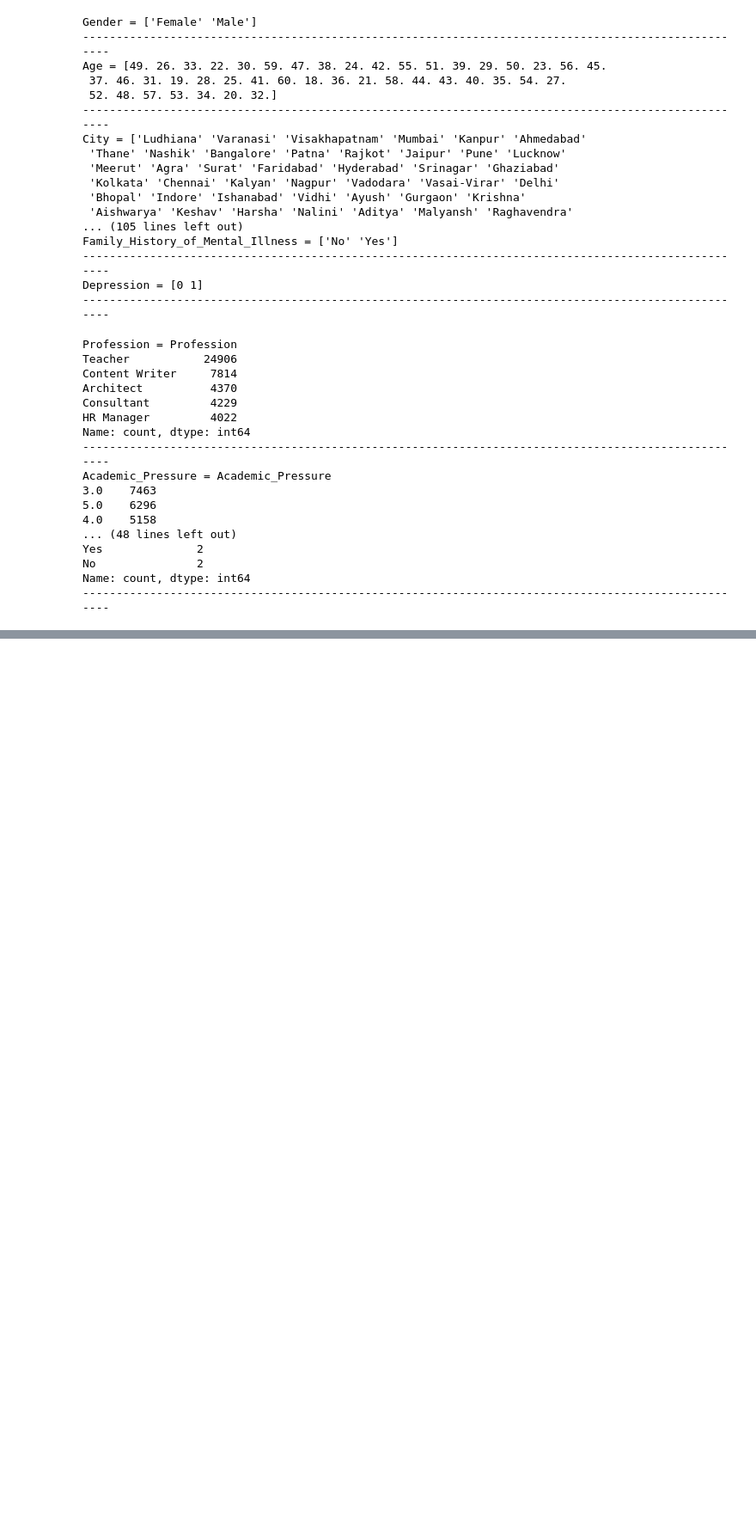
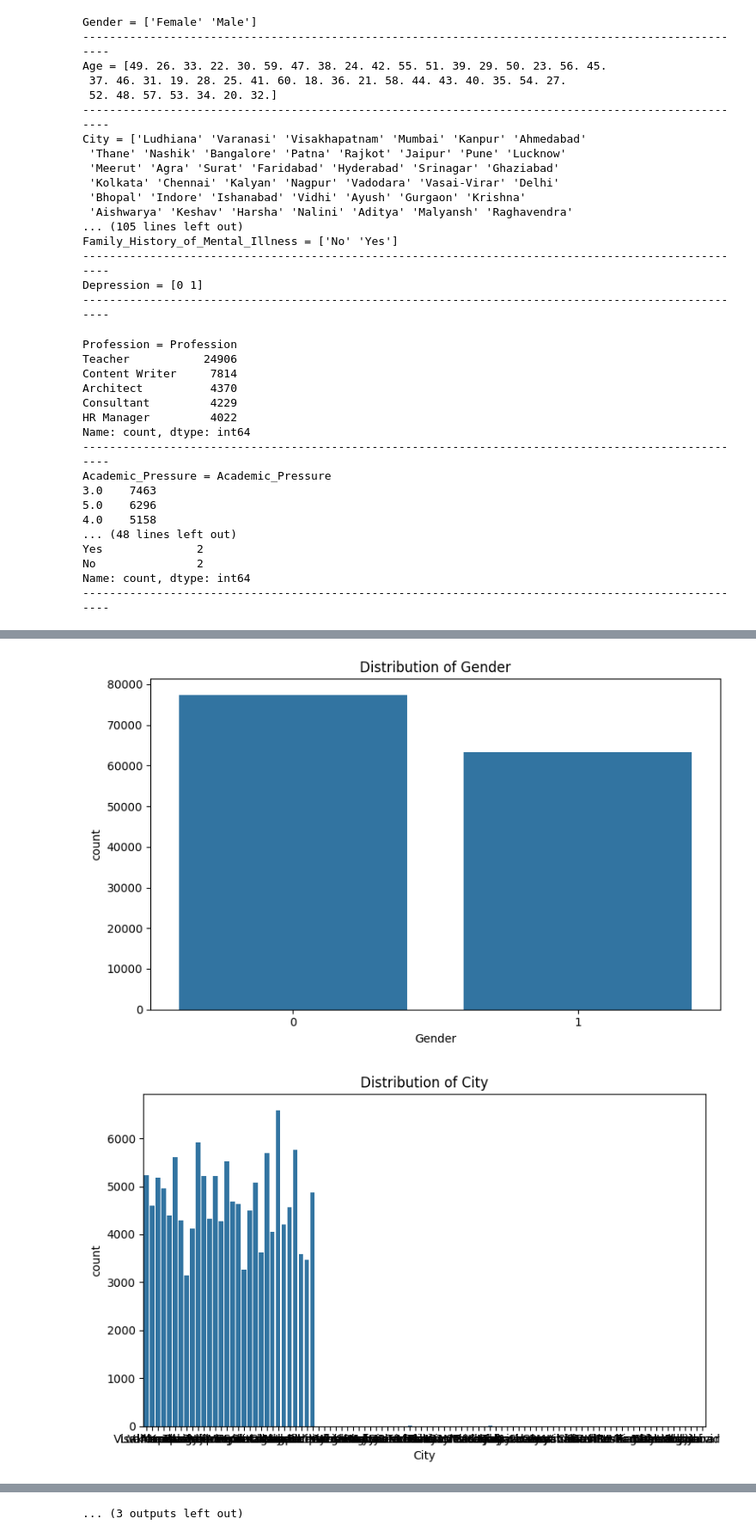
Before and after one commit to Bison619/Comp-1-Exploring-Mental-Health-Data-, a Jupyter notebook: Process1.ipynb, the cells around one changed output, grey strips where cells are left out. Shown: that part at 86% size. Cells and saved outputs as stored; diff of their text form; code cells hidden in the pictures; blank space fills up the shorter version.

```diff
--- a/Process1.ipynb
+++ b/Process1.ipynb
@@ -231,0 +257,17 @@ df_test = df_test[df_test['Dietary_Habits'].isin(valid_habits)]
+# %%
+catagorical_column = ['Gender','City', 'Working_Professional_or_Student',
+       'Profession', 'Academic_Pressure', 'Work_Pressure',
+       'Study_Satisfaction', 'Job_Satisfaction', 'Sleep_Duration',
+       'Dietary_Habits', 'Degree', 'Have_you_ever_had_suicidal_thoughts_?',
+       'Financial_Stress',
+       'Family_History_of_Mental_Illness', 'Depression']
+
+for column in catagorical_column:
+    plt.figure(figsize=(8,5))
+    sns.countplot(data=df_train,x = column)
+    plt.title(f'Distribution of {column}')
+    plt.tight_layout()
+    plt.show()
+# %% [output]
+[figure, added]
+[figure, added]
@@ -231,0 +284 @@ df_test = df_test[df_test['Dietary_Habits'].isin(valid_habits)]
+... (3 outputs left out)
```
Also changed, not shown: parts of 3 cells of this notebook.
